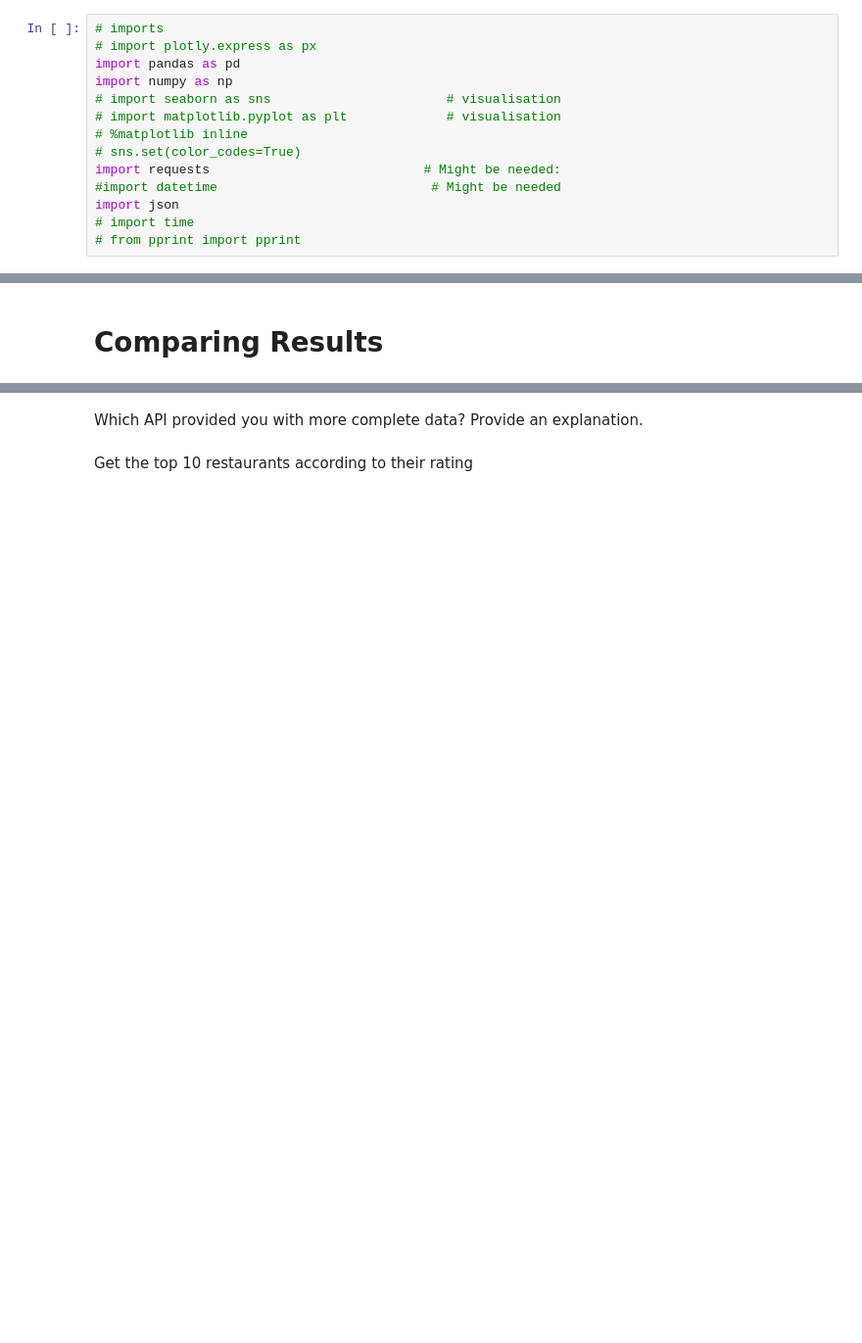
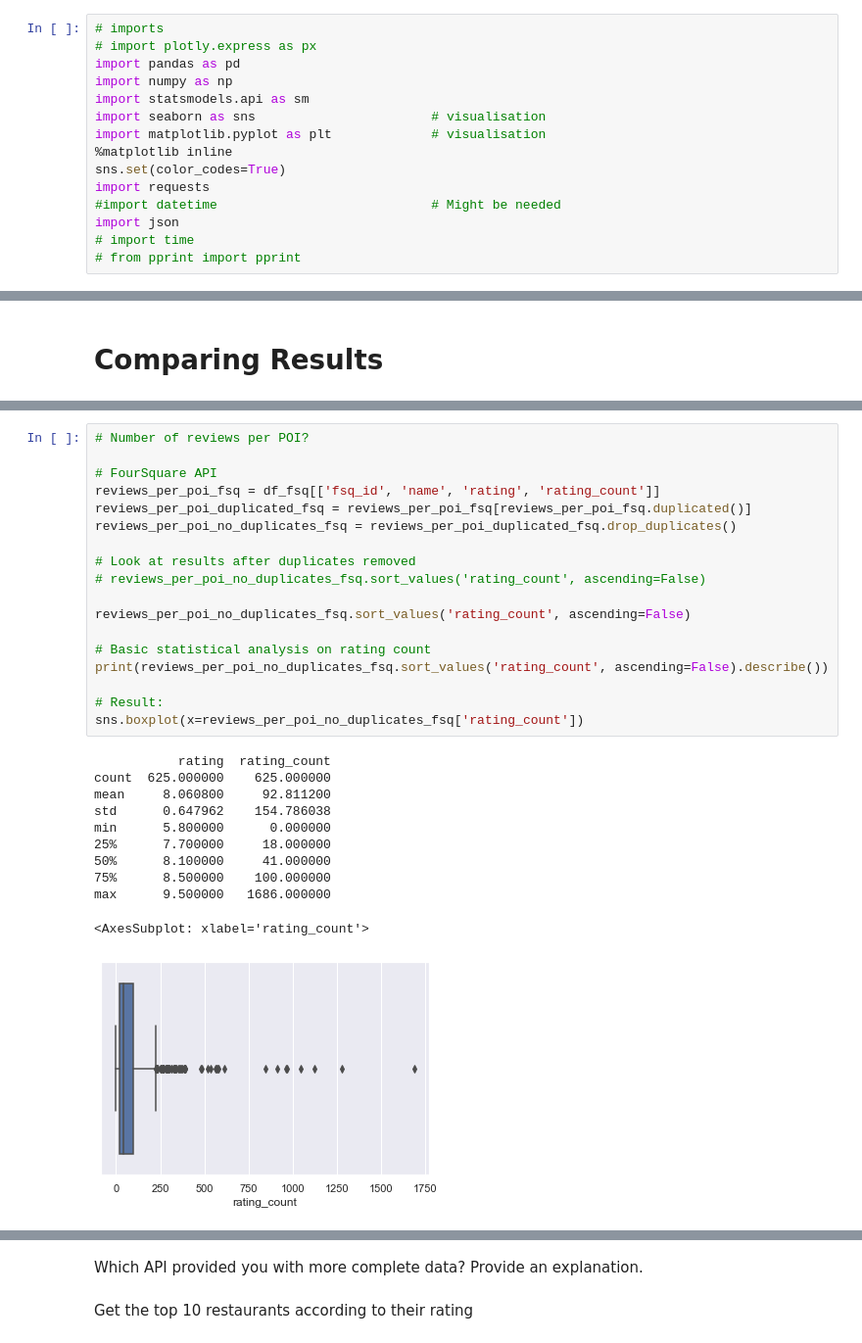
Before and after one commit to jdormaar/Statistical_Modelling_Project, a Jupyter notebook: notebooks/yelp_foursquare_EDA.ipynb, the cells around one changed output, grey strips where cells are left out. Shown at 98% size. Drawn from its saved outputs; the diff is of its cells as text; blank space fills up the shorter version.

```diff
--- a/notebooks/yelp_foursquare_EDA.ipynb
+++ b/notebooks/yelp_foursquare_EDA.ipynb
@@ -3,11 +3,12 @@
 # import plotly.express as px
 import pandas as pd
 import numpy as np
-# import seaborn as sns                       # visualisation
-# import matplotlib.pyplot as plt             # visualisation
-# %matplotlib inline
-# sns.set(color_codes=True)
-import requests                            # Might be needed:
+import statsmodels.api as sm
+import seaborn as sns                       # visualisation
+import matplotlib.pyplot as plt             # visualisation
+%matplotlib inline
+sns.set(color_codes=True)
+import requests
 #import datetime                            # Might be needed
 import json
 # import time
@@ -283,0 +355,30 @@ Put your parsed results into a DataFrame
+# %%
+# Number of reviews per POI?
+
+# FourSquare API
+reviews_per_poi_fsq = df_fsq[['fsq_id', 'name', 'rating', 'rating_count']]
+reviews_per_poi_duplicated_fsq = reviews_per_poi_fsq[reviews_per_poi_fsq.duplicated()]
+reviews_per_poi_no_duplicates_fsq = reviews_per_poi_duplicated_fsq.drop_duplicates()
+
+# Look at results after duplicates removed
+# reviews_per_poi_no_duplicates_fsq.sort_values('rating_count', ascending=False)
+
+reviews_per_poi_no_duplicates_fsq.sort_values('rating_count', ascending=False)
+
+# Basic statistical analysis on rating count
+print(reviews_per_poi_no_duplicates_fsq.sort_values('rating_count', ascending=False).describe())
+
+# Result:
+sns.boxplot(x=reviews_per_poi_no_duplicates_fsq['rating_count'])
+# %% [output]
+           rating  rating_count
+count  625.000000    625.000000
+mean     8.060800     92.811200
+std      0.647962    154.786038
+min      5.800000      0.000000
+25%      7.700000     18.000000
+50%      8.100000     41.000000
+75%      8.500000    100.000000
+max      9.500000   1686.000000
+<AxesSubplot: xlabel='rating_count'>
+[figure, added]
```
Also changed, not shown: parts of 21 cells of this notebook.
